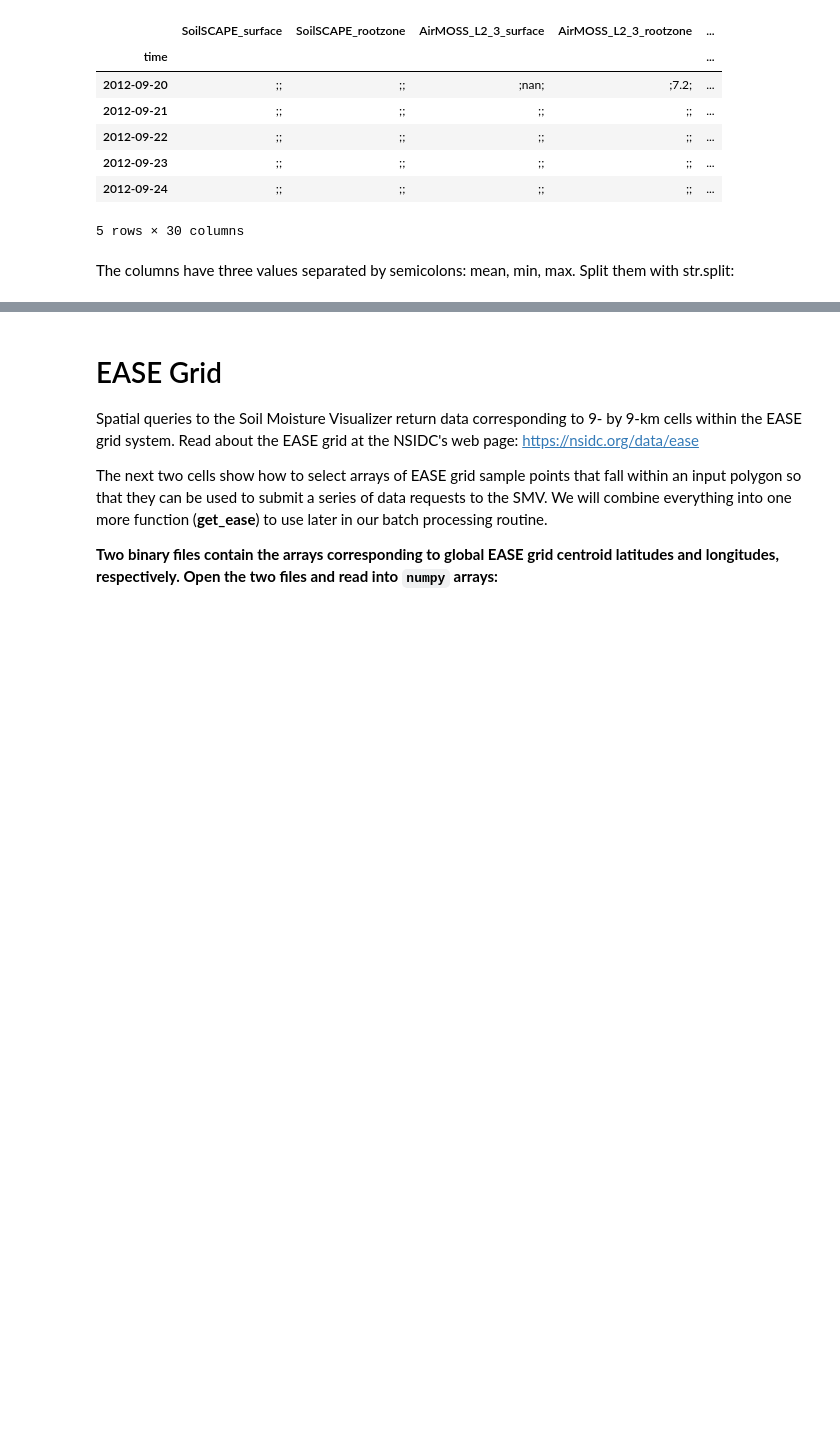
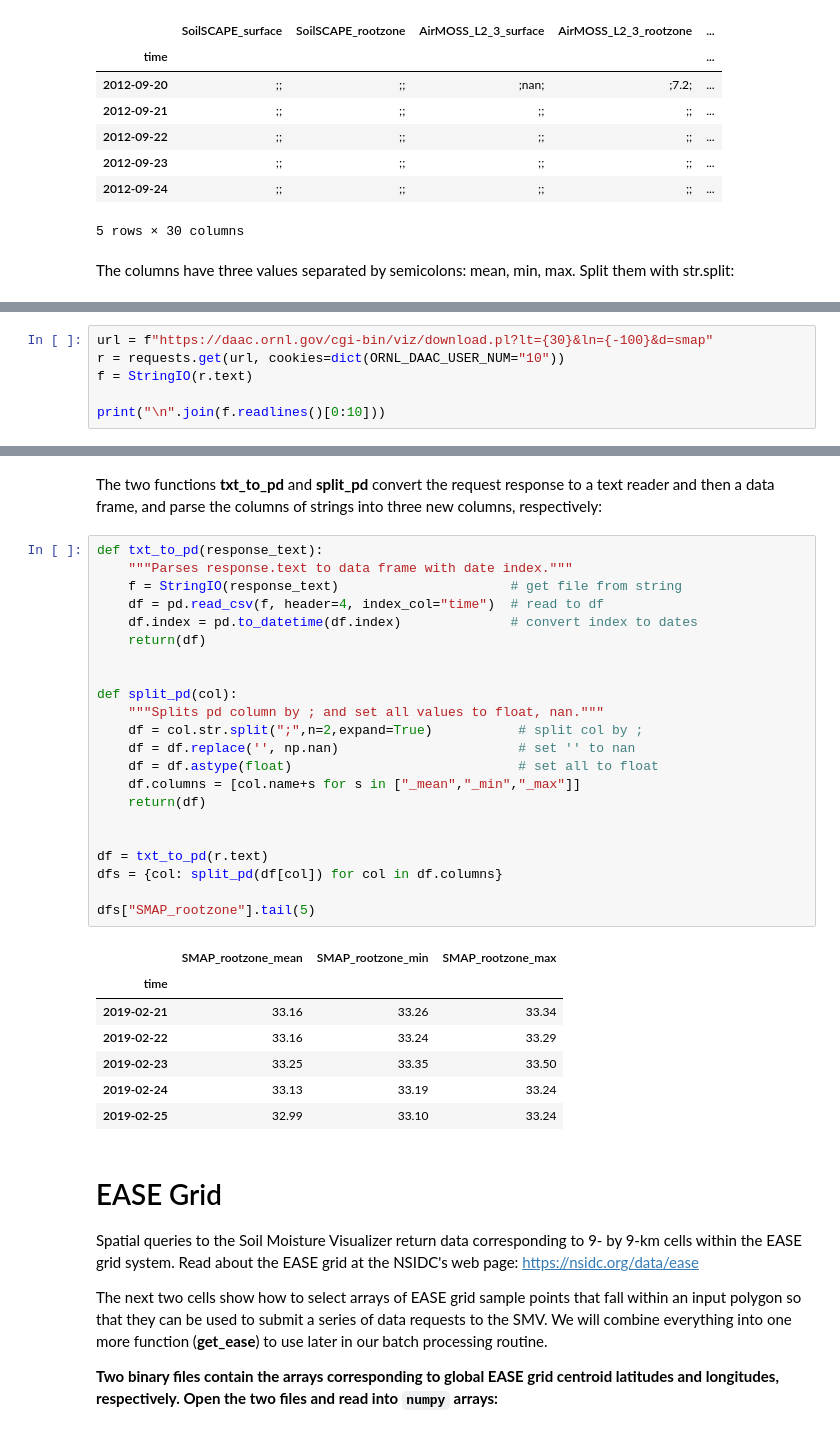
Before and after one commit to jjmcnelis/nasa_usfs_workshop, a Jupyter notebook: day3-tutorial.ipynb, the cells around one changed output, grey strips where cells are left out. Drawn from its saved outputs; the diff is of its cells as text; blank space fills up the shorter version.

Commit message:
made into tutorial

```diff
--- a/day3-tutorial.ipynb
+++ b/day3-tutorial.ipynb
@@ -108,0 +185,6 @@ data.plot()
+# %%
+url = f"https://daac.ornl.gov/cgi-bin/viz/download.pl?lt={30}&ln={-100}&d=smap"
+r = requests.get(url, cookies=dict(ORNL_DAAC_USER_NUM="10"))
+f = StringIO(r.text)
+
+print("\n".join(f.readlines()[0:10]))
@@ -109,3 +211,35 @@ data.plot()
+# %% [markdown]
+The two functions **txt_to_pd** and **split_pd** convert the request response to a text reader and then a data frame, and parse the columns of strings into three new columns, respectively:
+# %%
+def txt_to_pd(response_text):
+    """Parses response.text to data frame with date index."""
+    f = StringIO(response_text)                      # get file from string
+    df = pd.read_csv(f, header=4, index_col="time")  # read to df
+    df.index = pd.to_datetime(df.index)              # convert index to dates
+    return(df)
+
+
+def split_pd(col):
+    """Splits pd column by ; and set all values to float, nan."""
+    df = col.str.split(";",n=2,expand=True)           # split col by ;
+    df = df.replace('', np.nan)                       # set '' to nan
+    df = df.astype(float)                             # set all to float
+    df.columns = [col.name+s for s in ["_mean","_min","_max"]]
+    return(df)
+
+
+df = txt_to_pd(r.text)
+dfs = {col: split_pd(df[col]) for col in df.columns}
+
+dfs["SMAP_rootzone"].tail(5)
+# %% [output]
+|  | SMAP_rootzone_mean | SMAP_rootzone_min | SMAP_rootzone_max |
+| time |  |  |  |
+| 2019-02-21 | 33.16 | 33.26 | 33.34 |
+| 2019-02-22 | 33.16 | 33.24 | 33.29 |
+| 2019-02-23 | 33.25 | 33.35 | 33.50 |
+| 2019-02-24 | 33.13 | 33.19 | 33.24 |
+| 2019-02-25 | 32.99 | 33.10 | 33.24 |
 # %% [markdown]
 # EASE Grid
 
```
Also changed, not shown: parts of 58 cells of this notebook, 1 other file.
